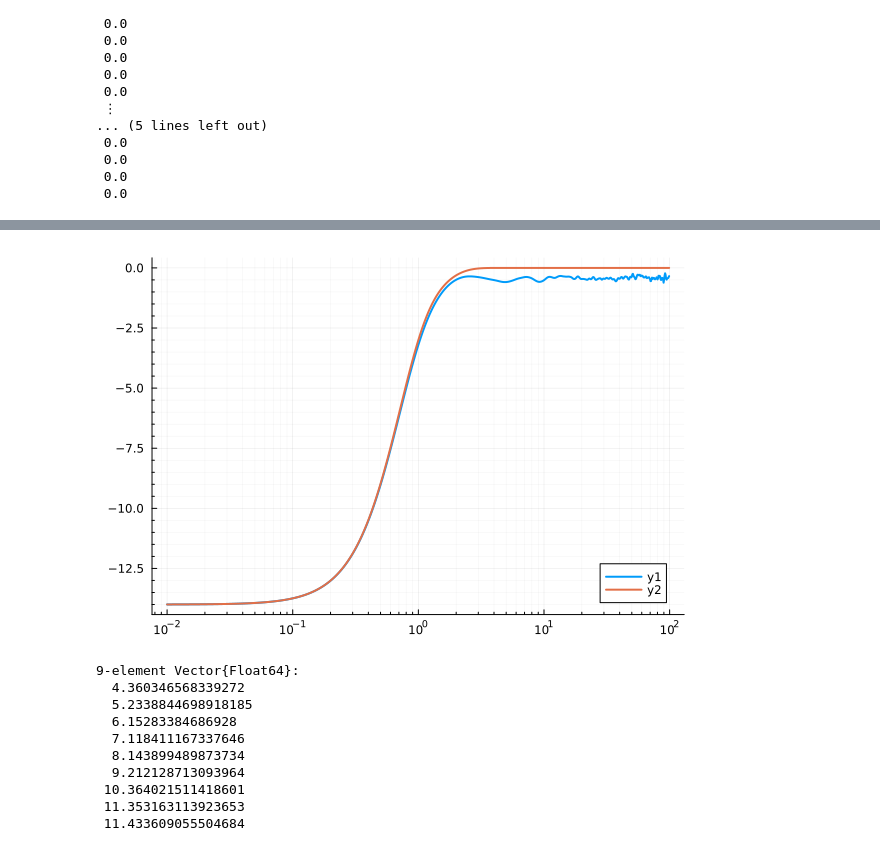
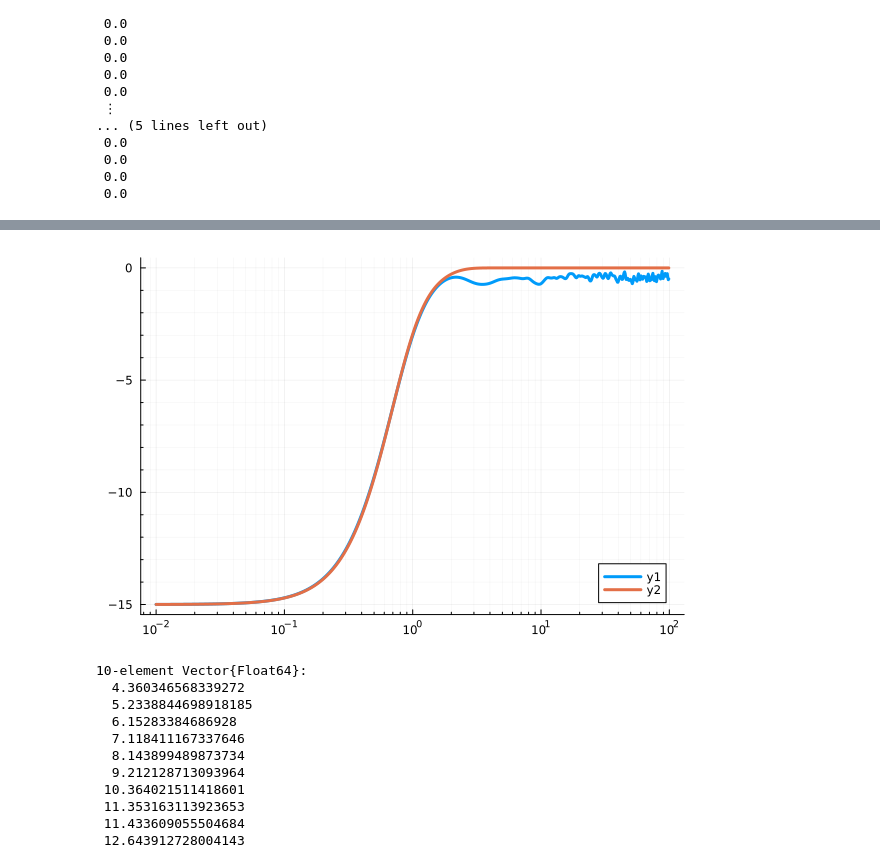
Before and after one commit to Dario-Rosa85/ChargingPower, a Jupyter notebook: notebook/charging_power.ipynb, the cells around one changed output, grey strips where cells are left out. Drawn from its saved outputs; the diff is of its cells as text; code cells hidden in the pictures.

```diff
--- a/notebook/charging_power.ipynb
+++ b/notebook/charging_power.ipynb
@@ -426,7 +426,7 @@ theoretical_time_list = Float64[]
 # %% [output]
 Float64[]
 # %%
-n_majorana = 28
+n_majorana = 30
 majorana_matrices = majorana_operators(n_majorana)
 battery_hamiltonian = X_model_hamiltonian(majorana_matrices)
 samples_done = 0
@@ -526,7 +528,7 @@ plot(points, [average_power_list, theoretical_average_power_list], xaxis=:log, l
 # %%
-plot(points, [average_energy_list, theoretical_average_energy_list], xaxis=:log, linewidth=2, minorgrid=true)
+plot(points, [average_energy_list, theoretical_average_energy_list], xaxis=:log, linewidth=3, minorgrid=true)
 # %% [output]
-[figure, old version]
+[figure, new version]
 # %%
 numerical_max, theoretical_max = findmax.([average_power_list, theoretical_average_power_list])
 push!(numerical_time_list, points[numerical_max[2]])
@@ -534,7 +536,7 @@ push!(theoretical_time_list, points[theoretical_max[2]])
 push!(numerical_power_list, numerical_max[1])
 push!(theoretical_power_list, theoretical_max[1])
 # %% [output]
-9-element Vector{Float64}:
+10-element Vector{Float64}:
   4.360346568339272
   5.2338844698918185
   6.15283384686928
@@ -544,6 +546,7 @@ push!(theoretical_power_list, theoretical_max[1])
  10.364021511418601
  11.353163113923653
  11.433609055504684
+ 12.643912728004143
 # %%
 open("/home/dario/Documents/ChargingPower/data_power/watts_strogatz/numerical_power_list.txt", "w") do io
     writedlm(io, numerical_power_list, ',')
```
Also changed, not shown: parts of 6 cells of this notebook.
